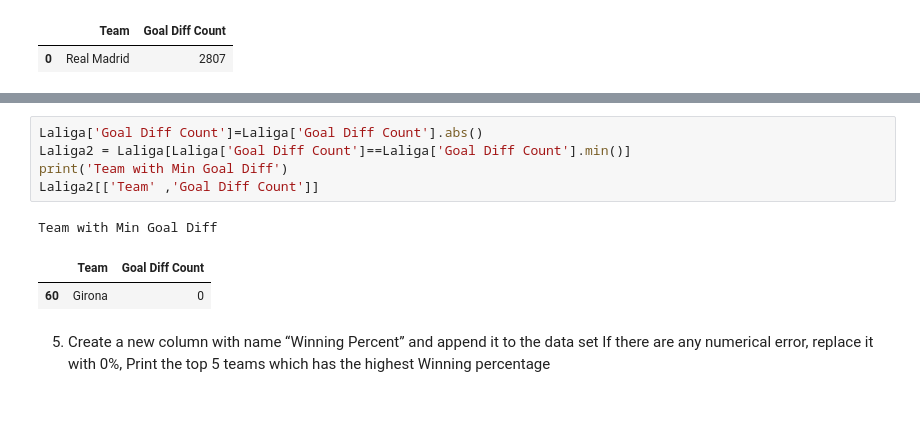
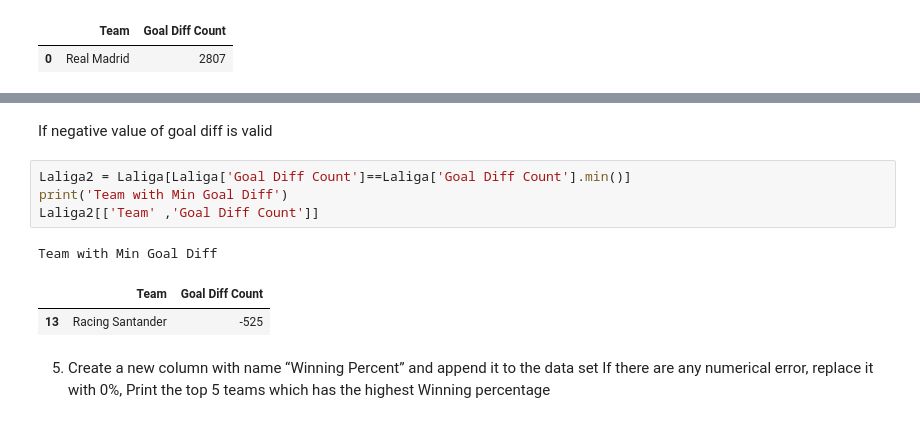
Before and after one commit to GreatLearningAIML1/bangalore-feb-batch-manishkumaraiml, a Jupyter notebook: StatisticalLearning_R1_Project1_Manish_Kumar.ipynb, the cells around one changed output, grey strips where cells are left out. Saved outputs shown, nothing was run; the diff lists cells and outputs as text.

```diff
--- a/StatisticalLearning_R1_Project1_Manish_Kumar.ipynb
+++ b/StatisticalLearning_R1_Project1_Manish_Kumar.ipynb
@@ -134,12 +137,13 @@ Team with Max Goal Diff
+# %% [markdown]
+If negative value of goal diff is valid
 # %%
-Laliga['Goal Diff Count']=Laliga['Goal Diff Count'].abs()
 Laliga2 = Laliga[Laliga['Goal Diff Count']==Laliga['Goal Diff Count'].min()]
 print('Team with Min Goal Diff')
 Laliga2[['Team' ,'Goal Diff Count']]
 # %% [output]
 Team with Min Goal Diff
 |  | Team | Goal Diff Count |
-| 60 | Girona | 0 |
+| 13 | Racing Santander | -525 |
 # %% [markdown]
 5. Create a new column with name “Winning Percent” and append it to the data set
 If there are any numerical error, replace it with 0%,
```
Also changed, not shown: parts of 3 cells of this notebook.
